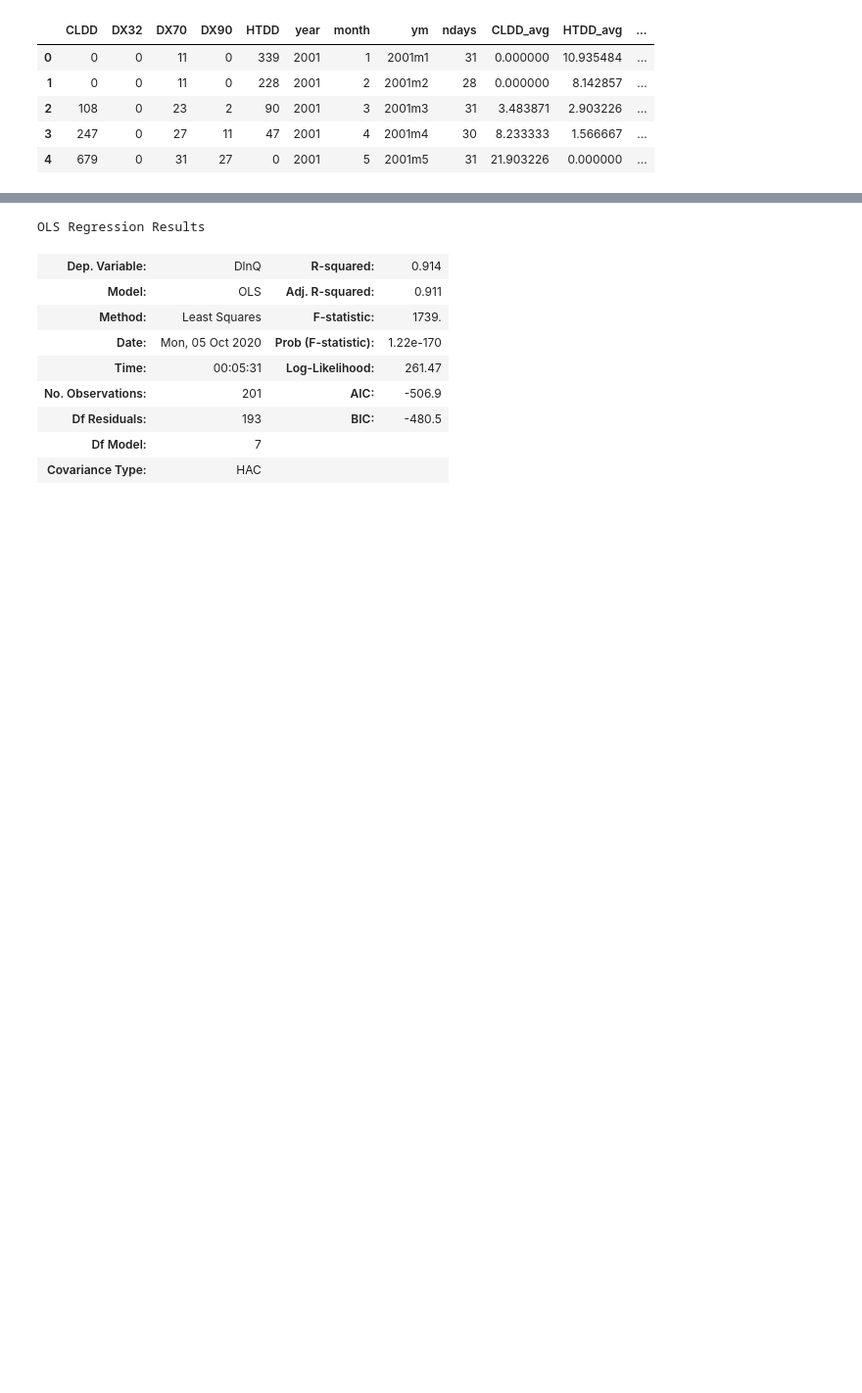
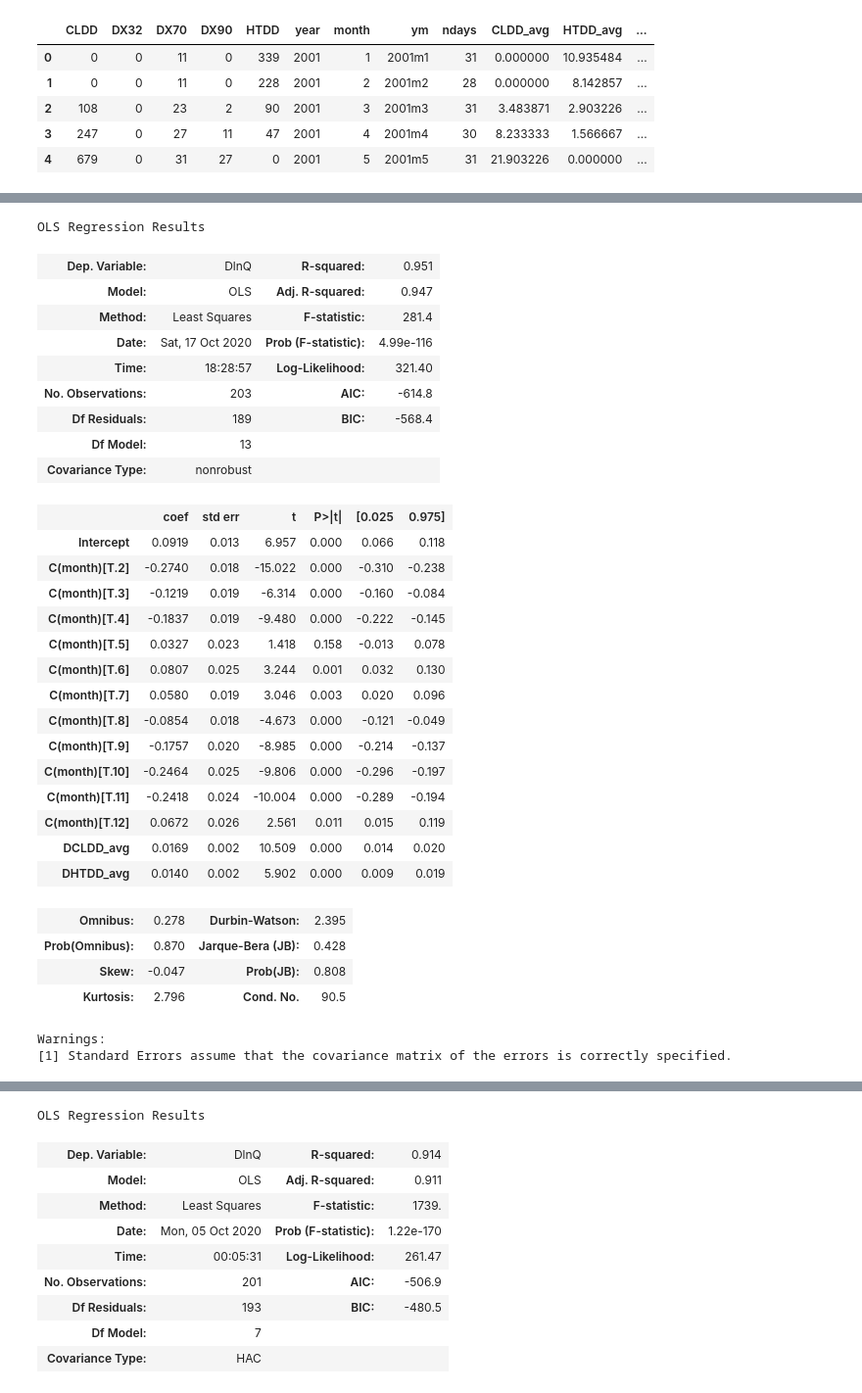
Before and after one commit to zholler/da_case_studies, a Jupyter notebook: ch12-electrictiy-temperature/ch12-arizona-electricity.ipynb, the cells around one changed output, grey strips where cells are left out. Shown: that part at 98% size. Cells and saved outputs as stored; diff of their text form; code cells hidden in the pictures; blank space fills up the shorter version.

```diff
--- a/ch12-electrictiy-temperature/ch12-arizona-electricity.ipynb
+++ b/ch12-electrictiy-temperature/ch12-arizona-electricity.ipynb
@@ -291,0 +292,34 @@ y,X = dmatrices("DlnQ ~ DCLDD_avg + DHTDD_avg + month",data)
+# %%
+reg4.summary()
+# %% [output]
+OLS Regression Results
+| Dep. Variable: | DlnQ | R-squared: | 0.951 |
+| Model: | OLS | Adj. R-squared: | 0.947 |
+| Method: | Least Squares | F-statistic: | 281.4 |
+| Date: | Sat, 17 Oct 2020 | Prob (F-statistic): | 4.99e-116 |
+| Time: | 18:28:57 | Log-Likelihood: | 321.40 |
+| No. Observations: | 203 | AIC: | -614.8 |
+| Df Residuals: | 189 | BIC: | -568.4 |
+| Df Model: | 13 |  |  |
+| Covariance Type: | nonrobust |  |  |
+|  | coef | std err | t | P>|t| | [0.025 | 0.975] |
+| Intercept | 0.0919 | 0.013 | 6.957 | 0.000 | 0.066 | 0.118 |
+| C(month)[T.2] | -0.2740 | 0.018 | -15.022 | 0.000 | -0.310 | -0.238 |
+| C(month)[T.3] | -0.1219 | 0.019 | -6.314 | 0.000 | -0.160 | -0.084 |
+| C(month)[T.4] | -0.1837 | 0.019 | -9.480 | 0.000 | -0.222 | -0.145 |
+| C(month)[T.5] | 0.0327 | 0.023 | 1.418 | 0.158 | -0.013 | 0.078 |
+| C(month)[T.6] | 0.0807 | 0.025 | 3.244 | 0.001 | 0.032 | 0.130 |
+| C(month)[T.7] | 0.0580 | 0.019 | 3.046 | 0.003 | 0.020 | 0.096 |
+| C(month)[T.8] | -0.0854 | 0.018 | -4.673 | 0.000 | -0.121 | -0.049 |
+| C(month)[T.9] | -0.1757 | 0.020 | -8.985 | 0.000 | -0.214 | -0.137 |
+| C(month)[T.10] | -0.2464 | 0.025 | -9.806 | 0.000 | -0.296 | -0.197 |
+| C(month)[T.11] | -0.2418 | 0.024 | -10.004 | 0.000 | -0.289 | -0.194 |
+| C(month)[T.12] | 0.0672 | 0.026 | 2.561 | 0.011 | 0.015 | 0.119 |
+| DCLDD_avg | 0.0169 | 0.002 | 10.509 | 0.000 | 0.014 | 0.020 |
+| DHTDD_avg | 0.0140 | 0.002 | 5.902 | 0.000 | 0.009 | 0.019 |
+| Omnibus: | 0.278 | Durbin-Watson: | 2.395 |
+| Prob(Omnibus): | 0.870 | Jarque-Bera (JB): | 0.428 |
+| Skew: | -0.047 | Prob(JB): | 0.808 |
+| Kurtosis: | 2.796 | Cond. No. | 90.5 |
+Warnings:
+[1] Standard Errors assume that the covariance matrix of the errors is correctly specified.
```
Also changed, not shown: parts of 22 cells of this notebook.
